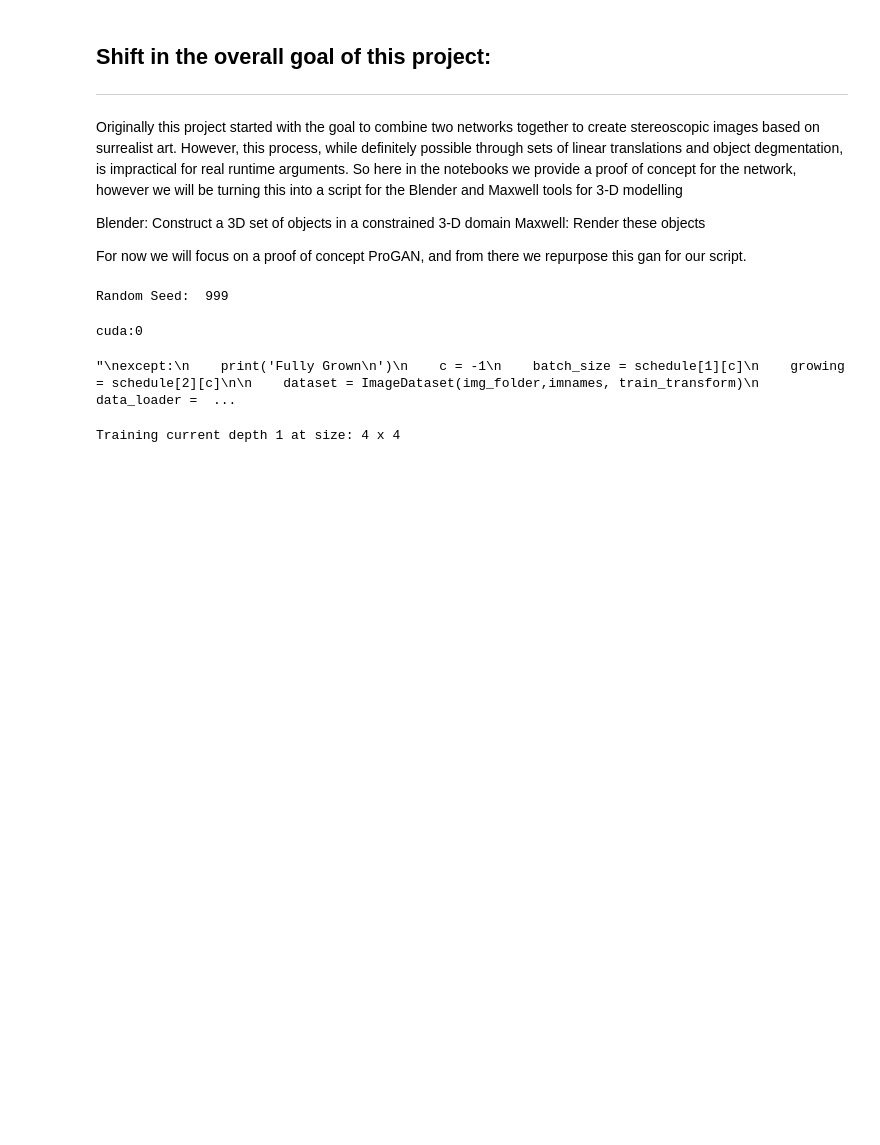
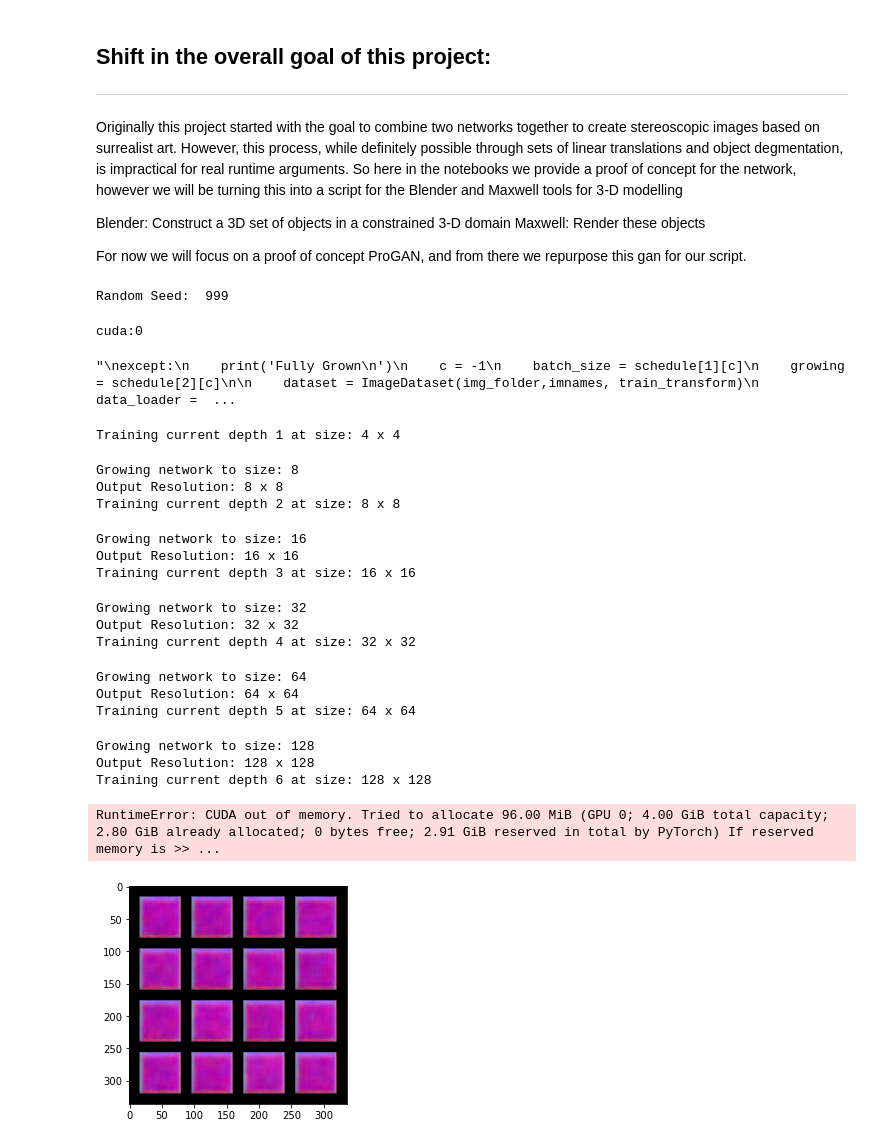
Before and after one commit to Campbell-Rankine/AGRNet, a Jupyter notebook: Train.ipynb, the cells around one changed output. Drawn from its saved outputs; the diff is of its cells as text; code cells hidden in the pictures; blank space fills up the shorter version.

Commit message:
Alpha fix, training structure fix

```diff
--- a/Train.ipynb
+++ b/Train.ipynb
@@ -200,7 +200,7 @@ except:
 # %%
 #Implement a different train loop that allows us to train the network on some data
 #Depth -> Epochs -> samples for 9 total training cycles
-schedule = [[10, 12, 16, 20, 24, 28, 32, 64, 70], #Epochs for each depth
+schedule = [[12, 14, 18, 20, 30, 40, 52, 68, 82], #Epochs for each depth
             [12, 12, 6, 3, 3, 3, 2, 2, 2]] #Batch Size (Has to decrease to conserve memory)
 dataset = ImageDataset(img_folder, imnames, train_transform)
 # dataset = datasets.CelebA(data_dir, split='all', transform=transform)
@@ -227,12 +227,13 @@ for depth in range(1, int(np.log2(out_res))):
     batch_s_ = schedule[1][inc]
     D_epoch_losses = []
     G_epoch_losses = []
-    for epoch in range(epoch_):
+    databar = tqdm(range(epoch_))
+    for epoch in databar:
         D_epoch_loss = 0.0
         G_epoch_loss = 0.0
 
-        databar = tqdm(data_loader)
-        for i, samples in enumerate(databar):
+        #databar = tqdm(data_loader)
+        for i, samples in enumerate(data_loader):
             ##  update D
             if size != out_res: #Basically need to, A Reshape, B prepare the data for the networks
                 samples = F.interpolate(samples, size=(size,size)).to(device)
@@ -282,7 +283,7 @@ for depth in range(1, int(np.log2(out_res))):
                 D_running_loss /= iter_num
                 G_running_loss /= iter_num
                 #print('iteration : %d, gp: %.2f' % (i, gradient_penalty))
-                databar.set_description('Epoch: %.3f D_loss: %.3f   G_loss: %.3f' % (epoch, D_running_loss ,G_running_loss))
+                databar.set_description('Size: %0.3f Epoch: %.3f D_loss: %.3f   G_loss: %.3f' % (size, epoch, D_running_loss ,G_running_loss))
                 iter_num = 0
                 D_running_loss = 0.0
                 G_running_loss = 0.0
@@ -294,32 +295,49 @@ for depth in range(1, int(np.log2(out_res))):
         check_point = {'G_net' : Gen.state_dict(),
                        'G_optimizer' : G_optimizer.state_dict(),
                        'D_net' : Disc.state_dict(),
                        'D_optimizer' : D_optimizer.state_dict(),
                        'D_epoch_losses' : D_epoch_losses,
                        'G_epoch_losses' : G_epoch_losses,
                        'fixed_noise': fixed_noise,
                        'depth': Gen.depth,
                        'alpha':Gen.alpha
                        }
         with T.no_grad():
             Gen.eval()
             T.save(check_point, check_point_dir + 'check_point_epoch_%d.pth' % (epoch))
             T.save(Gen.state_dict(), weight_dir + 'G_weight_epoch_%d.pth' %(epoch))
             out_imgs = Gen(fixed_noise).to(device)
             out_grid = make_grid(out_imgs, normalize=True, nrow=4, scale_each=True, padding=int(0.5*(2**Gen.depth))).permute(1,2,0)
             plt.imshow(out_grid.cpu())
             plt.savefig(output_dir + 'size_%i_epoch_%d' %(size ,epoch))
     depth_losses_g.append(np.mean(G_epoch_losses))
     depth_losses_d.append(np.mean(D_epoch_losses))
     #Increment depth step
     if 2**(Gen.depth+2) <= out_res:
         inc += 1
         print("Growing network to size: " + str(2**(Gen.depth+2)))
         data_loader = DataLoader(dataset, **params)
         tot_iter_num = tot_iter_num = (len(dataset)/batch_size)
-        Gen.inc_depth(epoch_*tot_iter_num)
-        Disc.inc_depth(epoch_*tot_iter_num)
+        Gen.inc_depth(schedule[0][inc]*tot_iter_num)
+        Disc.inc_depth(schedule[0][inc]*tot_iter_num)
         size = 2**(Gen.depth+1)
         print("Output Resolution: %d x %d" % (size, size))
 # %% [output]
 Training current depth 1 at size: 4 x 4
+Growing network to size: 8
+Output Resolution: 8 x 8
+Training current depth 2 at size: 8 x 8
+Growing network to size: 16
+Output Resolution: 16 x 16
+Training current depth 3 at size: 16 x 16
+Growing network to size: 32
+Output Resolution: 32 x 32
+Training current depth 4 at size: 32 x 32
+Growing network to size: 64
+Output Resolution: 64 x 64
+Training current depth 5 at size: 64 x 64
+Growing network to size: 128
+Output Resolution: 128 x 128
+Training current depth 6 at size: 128 x 128
+RuntimeError: CUDA out of memory. Tried to allocate 96.00 MiB (GPU 0; 4.00 GiB total capacity; 2.80 GiB already allocated; 0 bytes free; 2.91 GiB reserved in total by PyTorch) If reserved memory is >> ...
+[figure, added]
```
Also changed, not shown: parts of 1 cell of this notebook, 1 other file.
